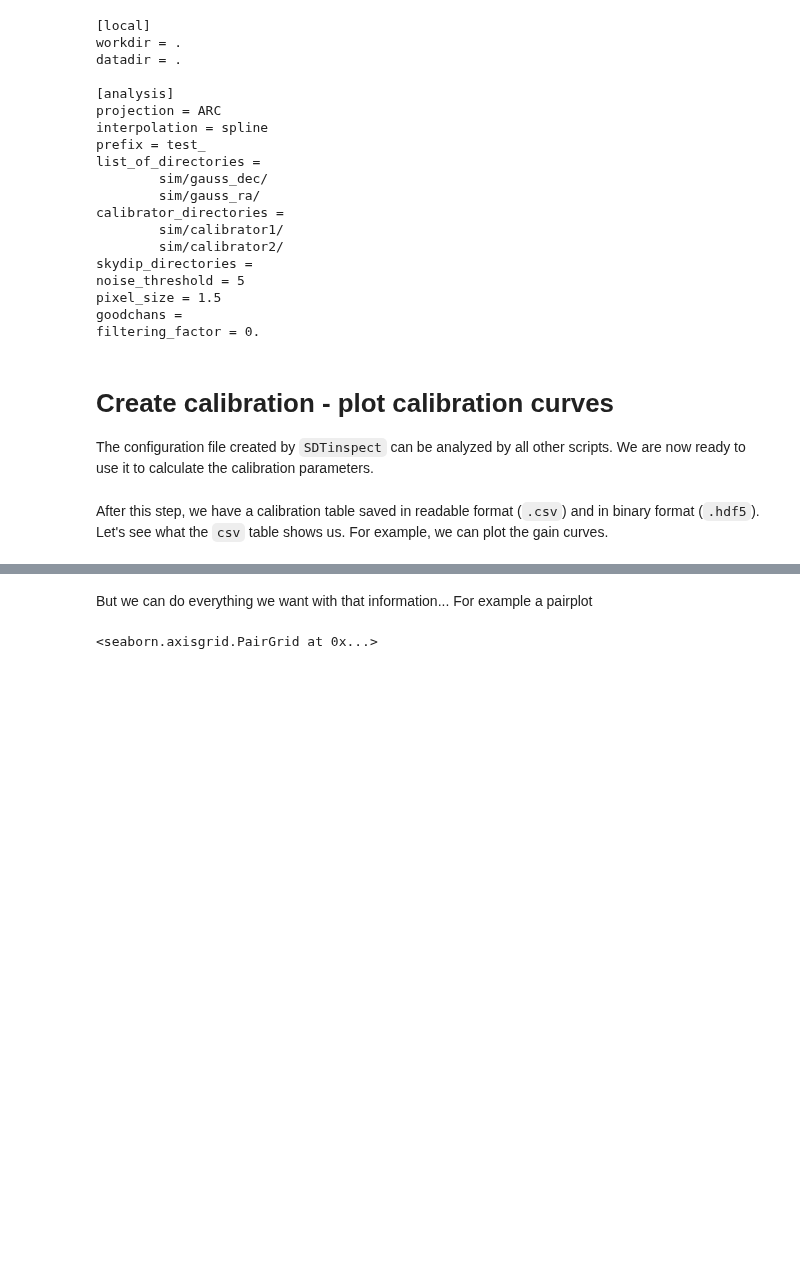
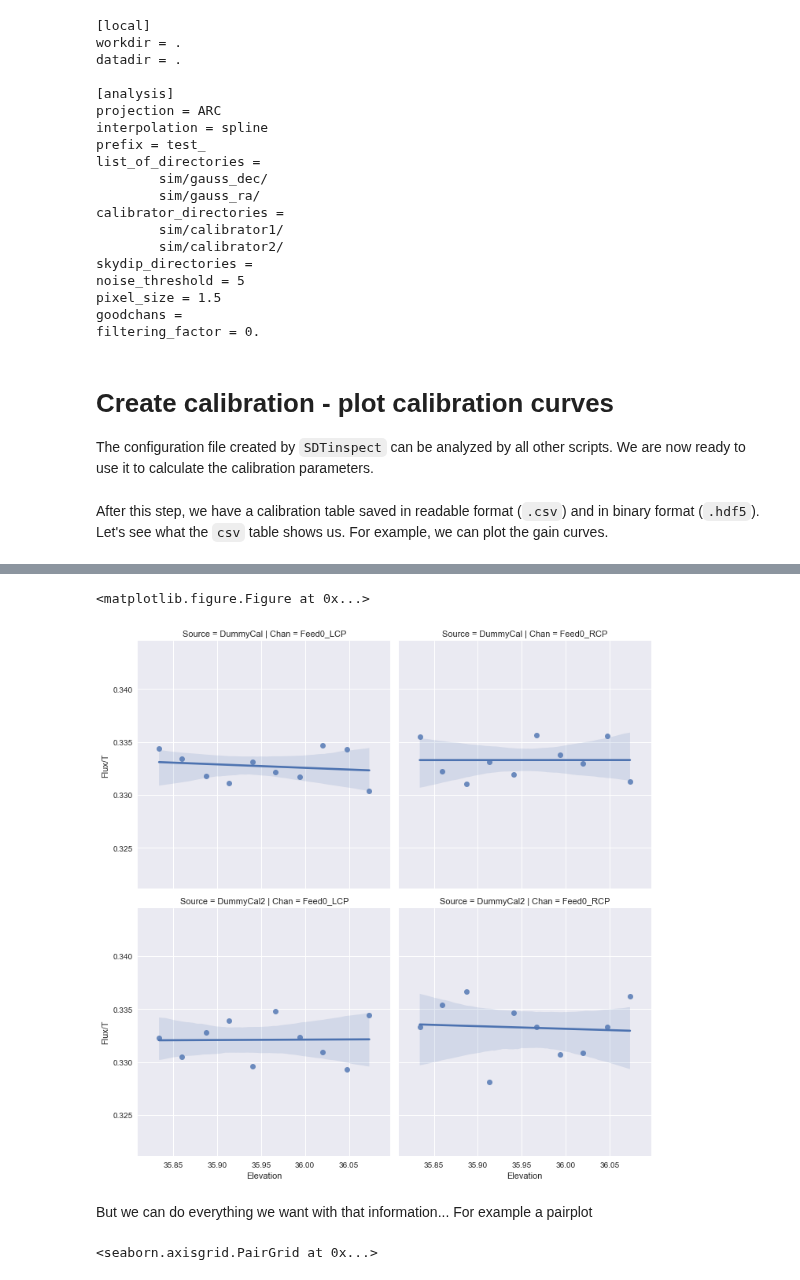
Before and after one commit to discos/srt-single-dish-tools, a Jupyter notebook: notebooks/Introduction to the SRT Single Dish Tools.ipynb, the cells around one changed output, grey strips where cells are left out. Drawn from its saved outputs; the diff is of its cells as text; code cells hidden in the pictures; blank space fills up the shorter version.

```diff
--- a/notebooks/Introduction to the SRT Single Dish Tools.ipynb
+++ b/notebooks/Introduction to the SRT Single Dish Tools.ipynb
@@ -220,3 +220,10 @@ plt.legend()
+# %%
+fig = plt.figure(figsize=(15., 8))
+g = lmplot(x="Elevation", y="Flux/T", row='Source', col='Chan',
+           truncate=True, size=5, data=table)
+# %% [output]
+<matplotlib.figure.Figure at 0x...>
+[figure, added]
 # %% [markdown]
 But we can do everything we want with that information... For example a pairplot
 # %%
```
Also changed, not shown: parts of 8 cells of this notebook, 1 other file.
